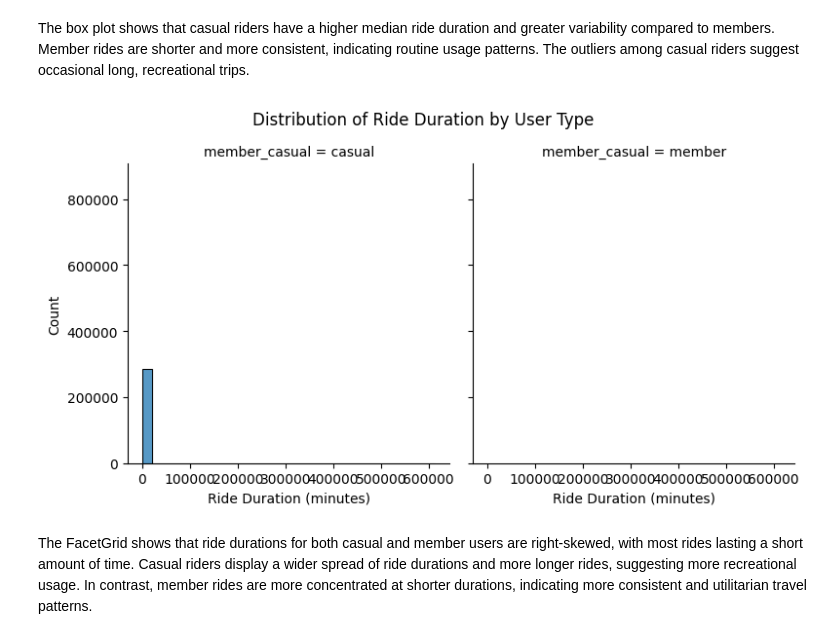
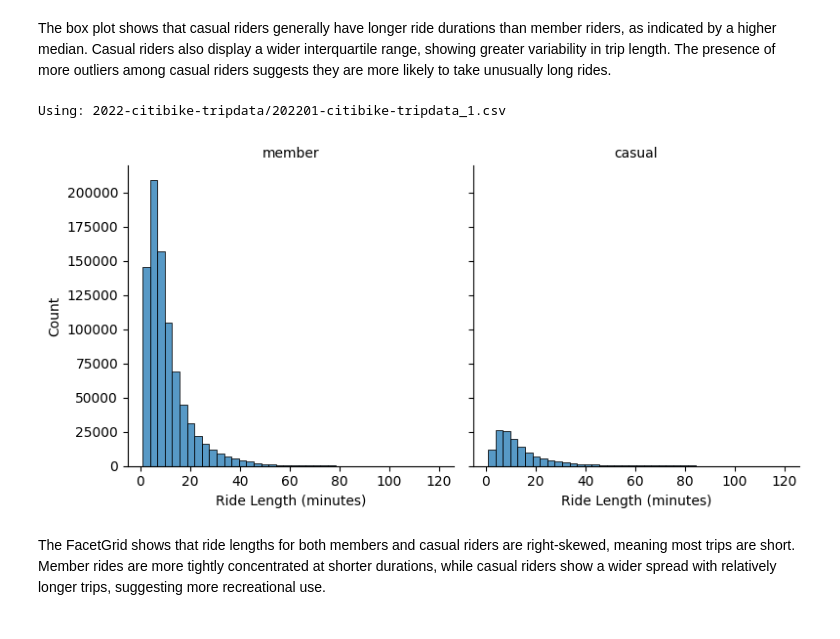
Before and after one commit to saraseid1/citibike-weather-project, a Jupyter notebook: 2.4_exercise.ipynb, the cells around one changed output. Saved outputs shown, nothing was run; the diff lists cells and outputs as text; code cells hidden in the pictures.

```diff
--- a/2.4_exercise.ipynb
+++ b/2.4_exercise.ipynb
@@ -171,19 +178,2 @@ plt.show()
-# %% [markdown]
-The box plot shows that casual riders have a higher median ride duration and greater variability compared to members. Member rides are shorter and more consistent, indicating routine usage patterns. The outliers among casual riders suggest occasional long, recreational trips.
-# %%
-g = sns.FacetGrid(
-    bike,
-    col="member_casual",
-    height=4,
-    aspect=1
-)
-
-g.map(sns.histplot, "ride_duration_min", bins=30)
-g.set_axis_labels("Ride Duration (minutes)", "Count")
-g.fig.suptitle("Distribution of Ride Duration by User Type", y=1.05)
-
-plt.show()
-# %% [output]
-[figure, removed]
-# %% [markdown]
-The FacetGrid shows that ride durations for both casual and member users are right-skewed, with most rides lasting a short amount of time. Casual riders display a wider spread of ride durations and more longer rides, suggesting more recreational usage. In contrast, member rides are more concentrated at shorter durations, indicating more consistent and utilitarian travel patterns.
+# %% [markdown]
+The box plot shows that casual riders generally have longer ride durations than member riders, as indicated by a higher median. Casual riders also display a wider interquartile range, showing greater variability in trip length. The presence of more outliers among casual riders suggests they are more likely to take unusually long rides.
@@ -189,0 +185,36 @@ The FacetGrid shows that ride durations for both casual and member users are rig
+# %%
+ from pathlib import Path
+
+candidates = sorted([p for p in Path(".").rglob("*.csv") if "weather" not in p.name.lower()])
+
+if not candidates:
+    raise FileNotFoundError("No CSV files found. Put your Citi Bike CSV in this project folder.")
+
+print("Using:", candidates[0])
+bike = pd.read_csv(candidates[0], low_memory=False)
+# %% [output]
+Using: 2022-citibike-tripdata/202201-citibike-tripdata_1.csv
+# %%
+
+bike["started_at"] = pd.to_datetime(bike["started_at"], errors="coerce")
+bike["ended_at"] = pd.to_datetime(bike["ended_at"], errors="coerce")
+
+# Ride length in minutes
+bike["ride_length"] = (bike["ended_at"] - bike["started_at"]).dt.total_seconds() / 60
+
+# Clean readable distribution remove negatives + extreme outliers + missing rider type
+bike_fg = bike.dropna(subset=["ride_length", "member_casual"])
+bike_fg = bike_fg[(bike_fg["ride_length"] > 0) & (bike_fg["ride_length"] <= 120)]
+
+# FacetGrid: distribution of ride length by rider type
+g = sns.FacetGrid(bike_fg, col="member_casual", height=4, aspect=1)
+g.map_dataframe(sns.histplot, x="ride_length", bins=40)
+
+g.set_axis_labels("Ride Length (minutes)", "Count")
+g.set_titles(col_template="{col_name}")
+plt.tight_layout()
+plt.show()
+# %% [output]
+[figure, added]
+# %% [markdown]
+The FacetGrid shows that ride lengths for both members and casual riders are right-skewed, meaning most trips are short. Member rides are more tightly concentrated at shorter durations, while casual riders show a wider spread with relatively longer trips, suggesting more recreational use.
```
Also changed, not shown: parts of 14 cells of this notebook.
